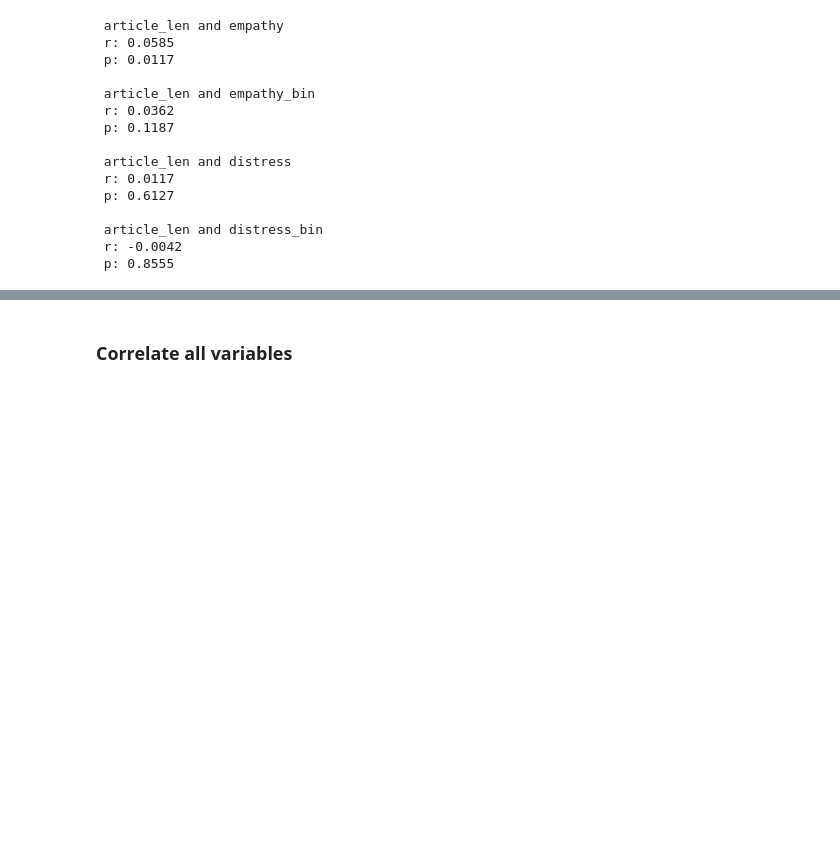
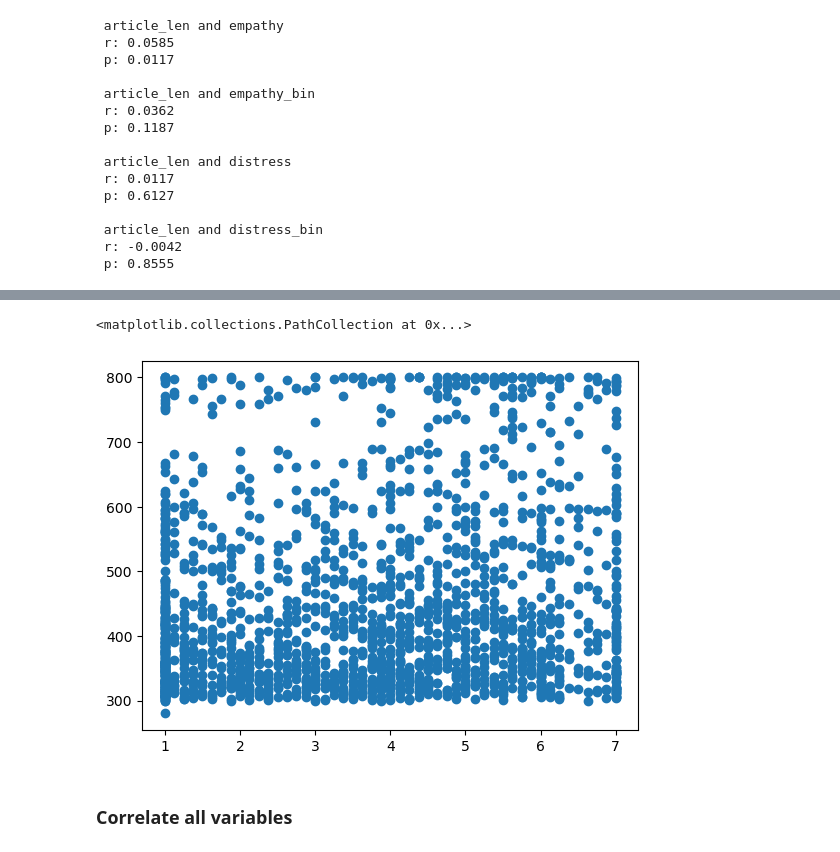
Before and after one commit to myrazma/2022_Masterthesis_Code, a Jupyter notebook: analysis/descriptive_analysis.ipynb, the cells around one changed output, grey strips where cells are left out. Cells and saved outputs as stored; diff of their text form; code cells hidden in the pictures; blank space fills up the shorter version.

```diff
--- a/analysis/descriptive_analysis.ipynb
+++ b/analysis/descriptive_analysis.ipynb
@@ -69,3 +111,8 @@ print('\n article_len and distress_bin \n r: {:.4f} \n p: {:.4f}'.format(r, p))
+# %%
+plt.scatter(joined.distress, joined.essay_len)
+# %% [output]
+<matplotlib.collections.PathCollection at 0x...>
+[figure, added]
 # %% [markdown]
 ### Correlate all variables
 # %%
```
Also changed, not shown: parts of 10 cells of this notebook, 2 other files.
